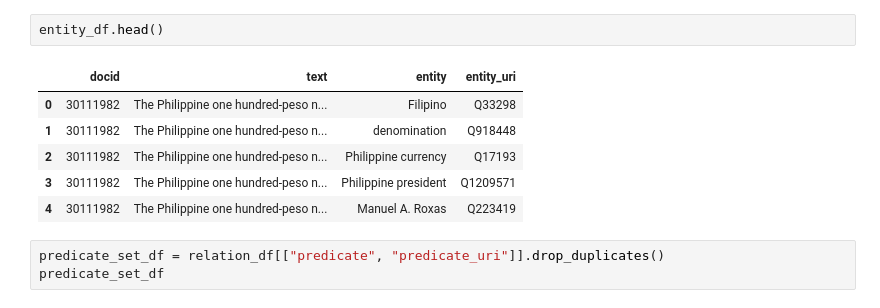
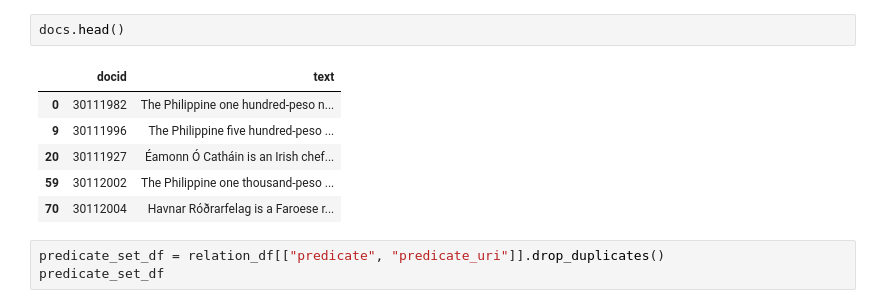
Before and after one commit to maxlautenbach/CIExMAS, a Jupyter notebook: baseline.ipynb, the cells around one changed output. Saved outputs shown, nothing was run; the diff lists cells and outputs as text.

```diff
--- a/baseline.ipynb
+++ b/baseline.ipynb
@@ -59,12 +8,12 @@ relation_df.head()
-# %%
-entity_df.head()
-# %% [output]
-|  | docid | text | entity | entity_uri |
-| 0 | 30111982 | The Philippine one hundred-peso n... | Filipino | Q33298 |
-| 1 | 30111982 | The Philippine one hundred-peso n... | denomination | Q918448 |
-| 2 | 30111982 | The Philippine one hundred-peso n... | Philippine currency | Q17193 |
-| 3 | 30111982 | The Philippine one hundred-peso n... | Philippine president | Q1209571 |
-| 4 | 30111982 | The Philippine one hundred-peso n... | Manuel A. Roxas | Q223419 |
+# %%
+docs.head()
+# %% [output]
+|  | docid | text |
+| 0 | 30111982 | The Philippine one hundred-peso n... |
+| 9 | 30111996 | The Philippine five hundred-peso ... |
+| 20 | 30111927 | Éamonn Ó Catháin is an Irish chef... |
+| 59 | 30112002 | The Philippine one thousand-peso ... |
+| 70 | 30112004 | Havnar Róðrarfelag is a Faroese r... |
 # %%
 predicate_set_df = relation_df[["predicate", "predicate_uri"]].drop_duplicates()
 predicate_set_df
```
Also changed, not shown: parts of 7 cells of this notebook, 1 other file.
